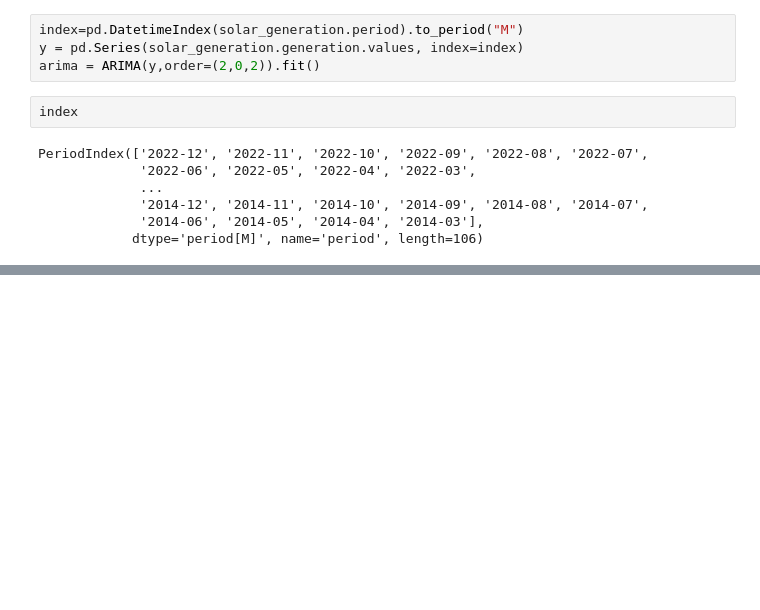
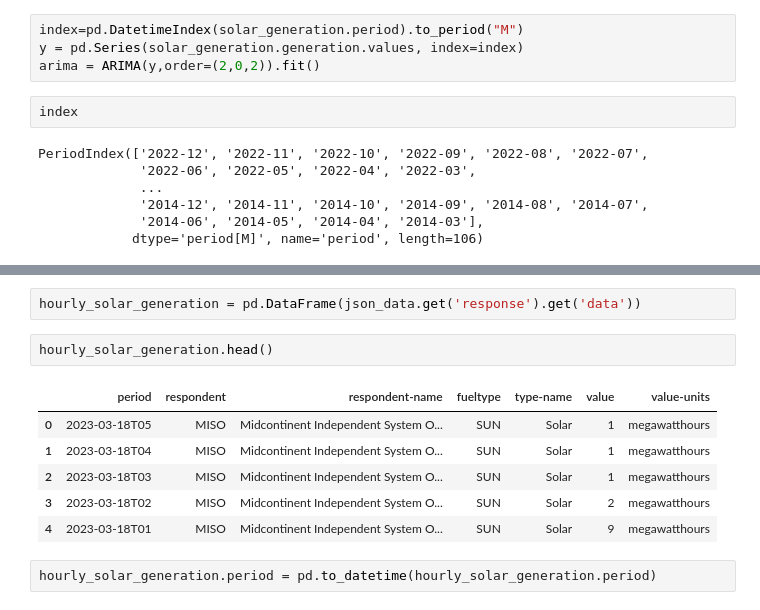
Before and after one commit to jjaeger1994/Personal-Projects, a Jupyter notebook: API Tool.ipynb, the cells around one changed output, grey strips where cells are left out. Cells and saved outputs as stored; diff of their text form; blank space fills up the shorter version.

```diff
--- a/API Tool.ipynb
+++ b/API Tool.ipynb
@@ -100,0 +135,13 @@ legend = ax.legend(loc="upper left")
+# %%
+hourly_solar_generation = pd.DataFrame(json_data.get('response').get('data'))
+# %%
+hourly_solar_generation.head()
+# %% [output]
+|  | period | respondent | respondent-name | fueltype | type-name | value | value-units |
+| 0 | 2023-03-18T05 | MISO | Midcontinent Independent System O... | SUN | Solar | 1 | megawatthours |
+| 1 | 2023-03-18T04 | MISO | Midcontinent Independent System O... | SUN | Solar | 1 | megawatthours |
+| 2 | 2023-03-18T03 | MISO | Midcontinent Independent System O... | SUN | Solar | 1 | megawatthours |
+| 3 | 2023-03-18T02 | MISO | Midcontinent Independent System O... | SUN | Solar | 2 | megawatthours |
+| 4 | 2023-03-18T01 | MISO | Midcontinent Independent System O... | SUN | Solar | 9 | megawatthours |
+# %%
+hourly_solar_generation.period = pd.to_datetime(hourly_solar_generation.period)
```
Also changed, not shown: parts of 19 cells of this notebook.
